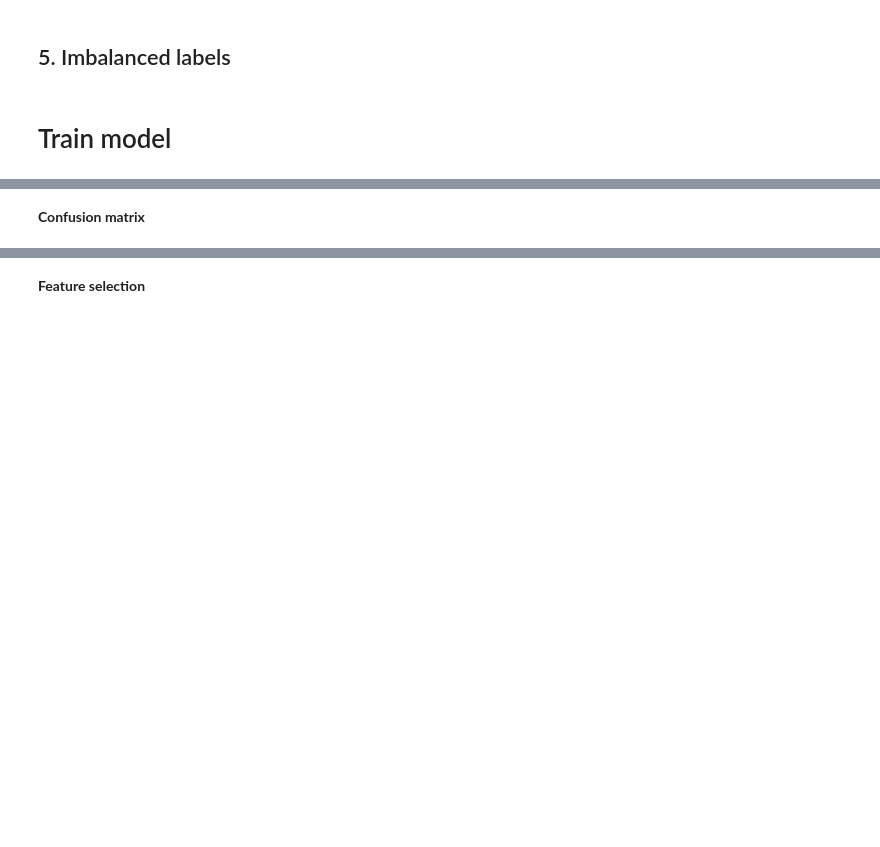
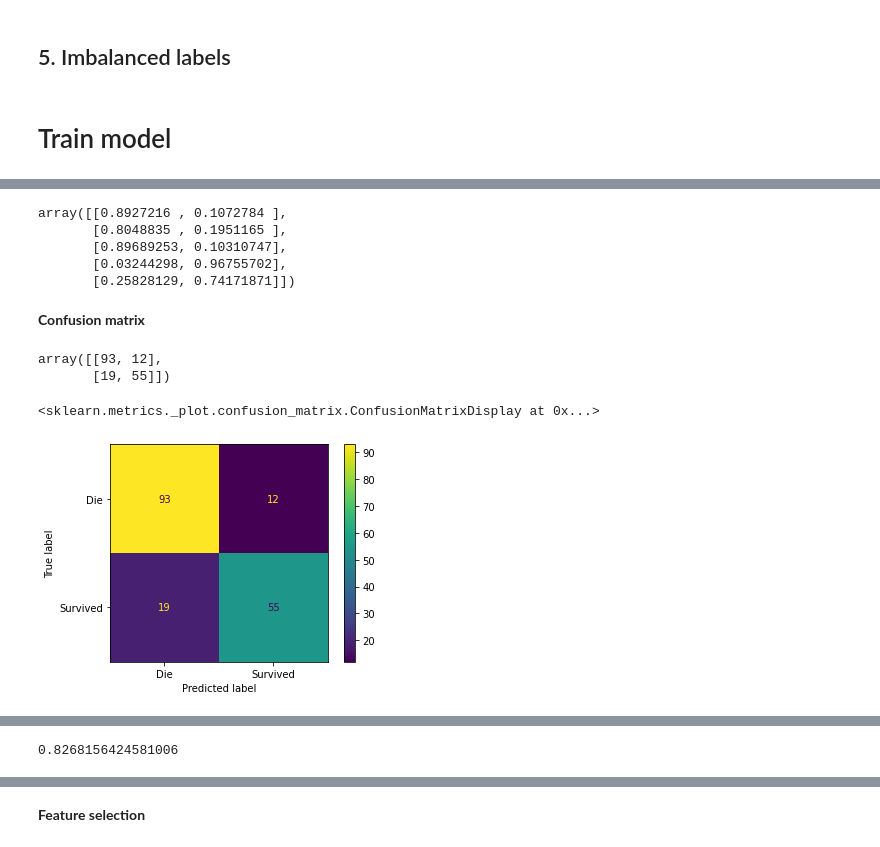
Before and after one commit to chang99729/py34sa3l2, a Jupyter notebook: Lecture 04/Logistic Regression.ipynb, the cells around one changed output, grey strips where cells are left out. Saved outputs shown, nothing was run; the diff lists cells and outputs as text; code cells hidden in the pictures; blank space fills up the shorter version.

```diff
--- a/Lecture 04/Logistic Regression.ipynb
+++ b/Lecture 04/Logistic Regression.ipynb
@@ -796,0 +822,6 @@ memory usage: 86.3 KB
+# %%
+X_train, X_test, y_train, y_test = train_test_split(data.drop('survived',axis=1),data['survived'],\
+                                                   test_size=0.2,shuffle=True,random_state=42)
+# %%
+model = LogisticRegression(max_iter=1000)
+model.fit(X_train,y_train)
@@ -797,2 +843,10 @@ memory usage: 86.3 KB
+# %%
+model.predict_proba(X_test)[:5]
+# %% [output]
+array([[0.8927216 , 0.1072784 ],
+       [0.8048835 , 0.1951165 ],
+       [0.89689253, 0.10310747],
+       [0.03244298, 0.96755702],
+       [0.25828129, 0.74171871]])
 # %% [markdown]
 **Confusion matrix**
@@ -799,3 +855,13 @@ memory usage: 86.3 KB
+# %%
+confusion_matrix(y_test,y_pred)
+# %% [output]
+array([[93, 12],
+       [19, 55]])
+# %%
+plot_confusion_matrix(model, X_test, y_test, display_labels=['Die','Survived'])
+# %% [output]
+<sklearn.metrics._plot.confusion_matrix.ConfusionMatrixDisplay at 0x...>
+[figure, added]
 # %% [markdown]
 ### Accuracy Score
 ![](https://encrypted-tbn0.gstatic.com/images?q=tbn:ANd9GcTyyqYswvLYFCqc0SmZrRPFAEULS3VYP_40cBJvsk1vaoXucOLWgxMCt6r9uk6SWI18wQ&usqp=CAU)
@@ -805,3 +871,7 @@ memory usage: 86.3 KB
 # %% [markdown]
 ### f1 score
 ![](https://miro.medium.com/max/782/1*5V5OEP51o26FzwuEgqHojw.png)
+# %%
+accuracy_score(y_test,y_pred)
+# %% [output]
+0.8268156424581006
```
Also changed, not shown: parts of 19 cells of this notebook, 1 other file.
